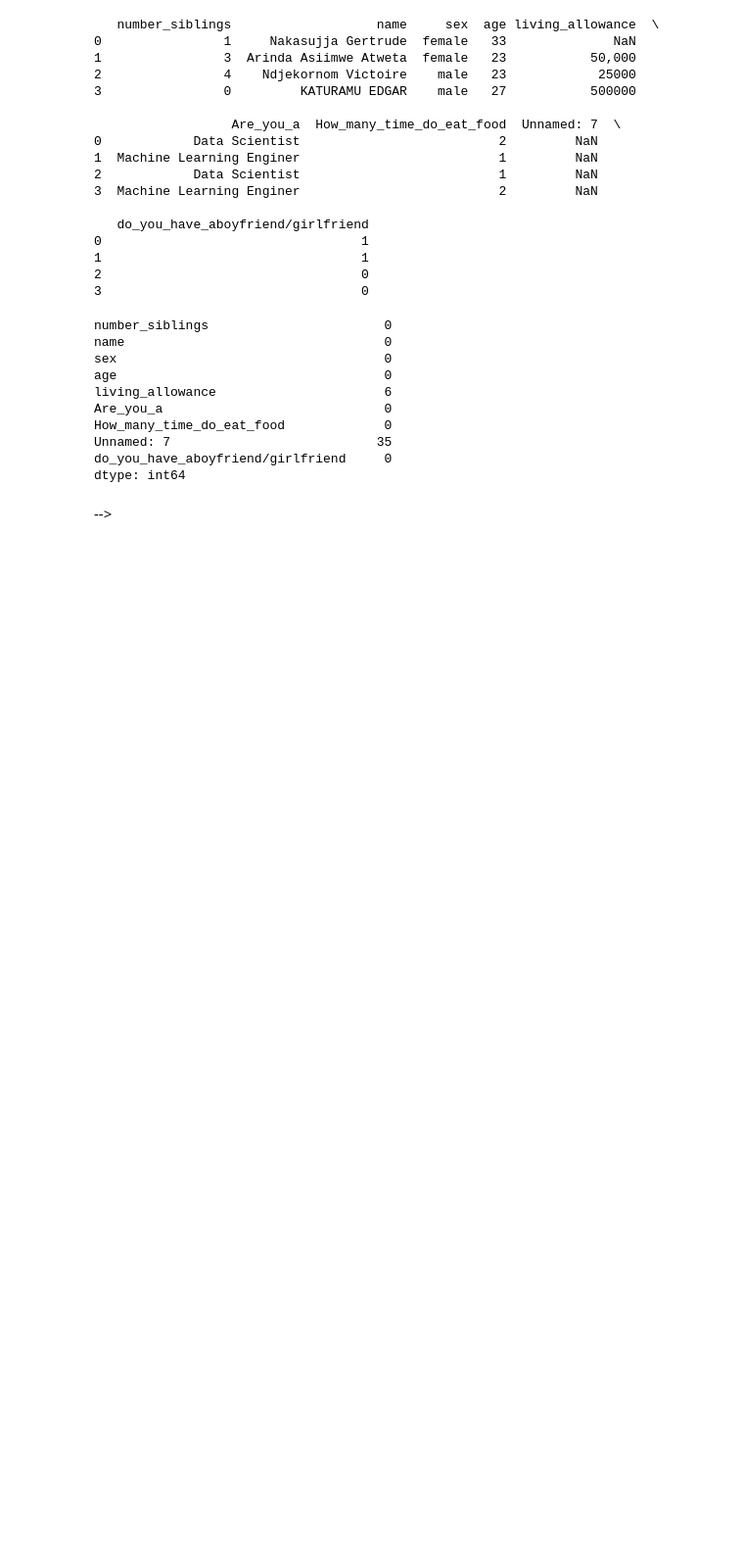
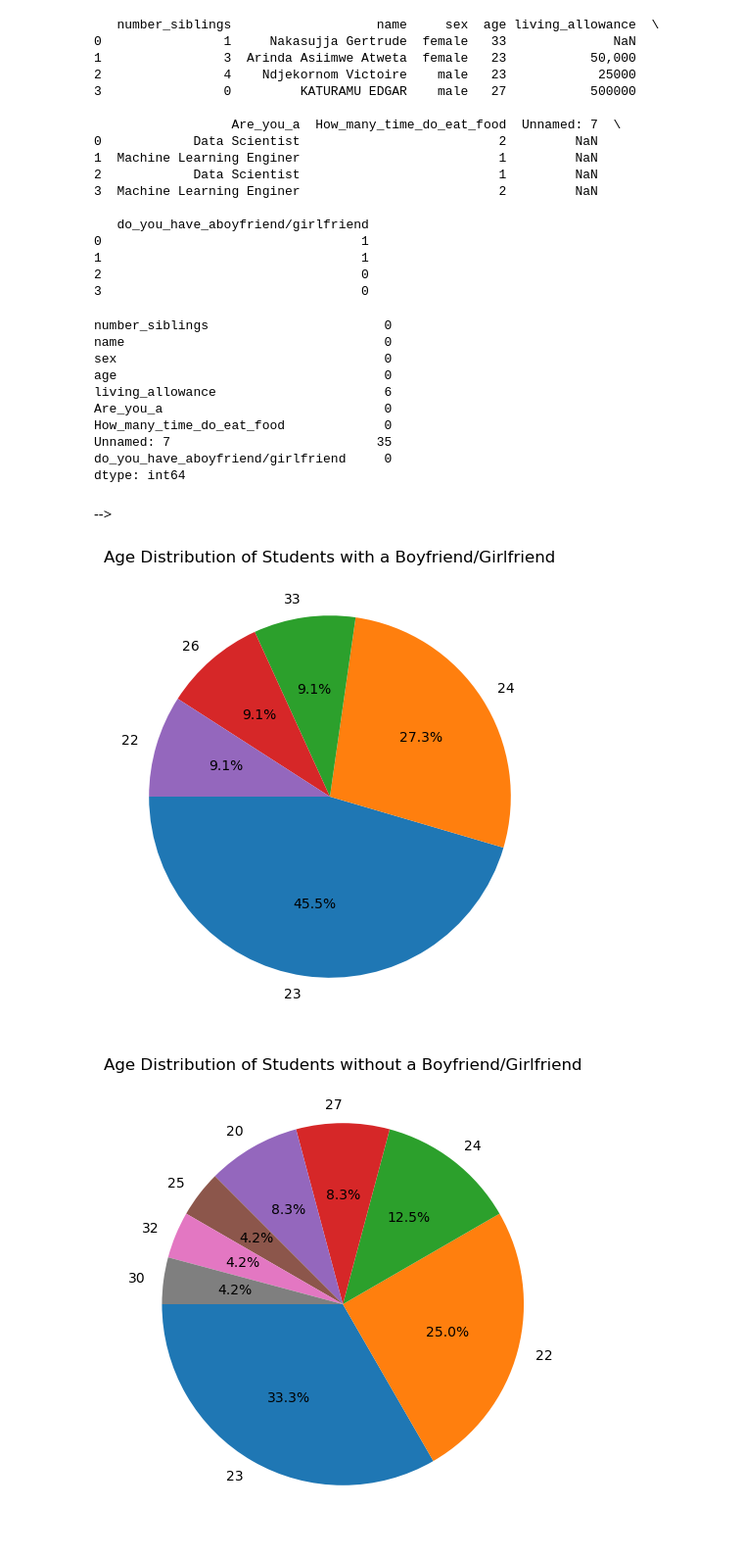
Before and after one commit to DerrickLegacy/python_lan_basic, a Jupyter notebook: Morning Session/derrick_ahaabwe_day8.ipynb, the cells around one changed output. Shown at 98% size. Saved outputs shown, nothing was run; the diff lists cells and outputs as text; code cells hidden in the pictures; blank space fills up the shorter version.

Commit message:
afternoon session pandas trials

```diff
--- a/Morning Session/derrick_ahaabwe_day8.ipynb
+++ b/Morning Session/derrick_ahaabwe_day8.ipynb
@@ -89,3 +90,34 @@ dtype: int64
 # whatever is in the steps, every question should appear in the conclusion
 # %% [markdown]
 <!-- #Step1: Import necessary libraries --> -->
+# %%
+import pandas as pd
+import matplotlib.pyplot as plt
+import seaborn as sns
+
+# Load the dataset
+data = pd.read_csv("niceguys.csv")
+
+# Clean the data
+data.columns = data.columns.str.strip().str.replace(" ", "_")
+data = data.rename(columns={"do_you_have_aboyfriend/girlfriend": "has_bf_gf"})
+data["living_allowance"] = data["living_allowance"].str.replace(",", "").astype(float)
+# %%
+""" Question 1 Solution """
+# Create the histogram, pie, densith chart  using plot for those with bf or bf
+
+# a) Pie Chart
+filtered_data_with_bg_gf = data.loc[data["has_bf_gf"] == 1, 'age']
+ax = filtered_data_with_bg_gf.value_counts().plot(kind="pie", figsize=(10, 6), autopct='%1.1f%%', startangle=180)
+plt.title('Age Distribution of Students with a Boyfriend/Girlfriend')
+plt.ylabel('')
+plt.show()
+
+filtered_data_without_bg_gf = data.loc[data["has_bf_gf"] == 0, 'age']
+ay = filtered_data_without_bg_gf.value_counts().plot(kind="pie", figsize=(10, 6), autopct='%1.1f%%', startangle=180)
+plt.title('Age Distribution of Students without a Boyfriend/Girlfriend')
+plt.ylabel('')
+plt.show()
+# %% [output]
+[figure, added]
+[figure, added]
```
Also changed, not shown: parts of 7 cells of this notebook, 19 other files.
